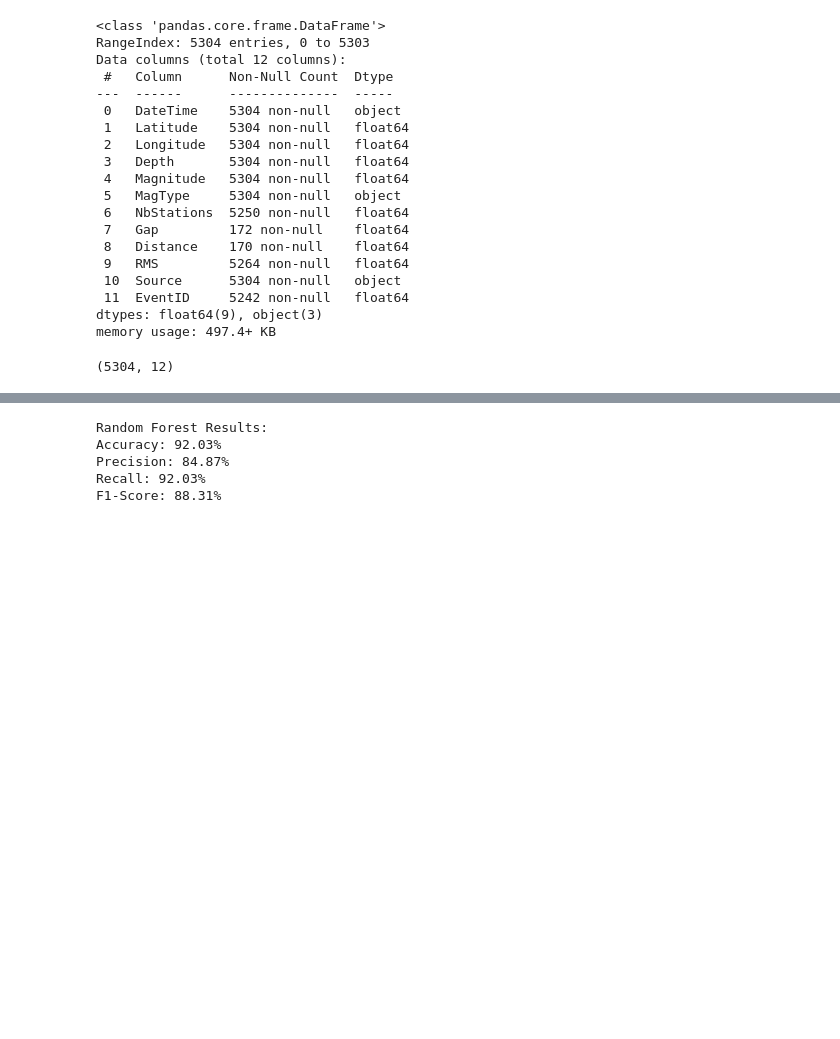
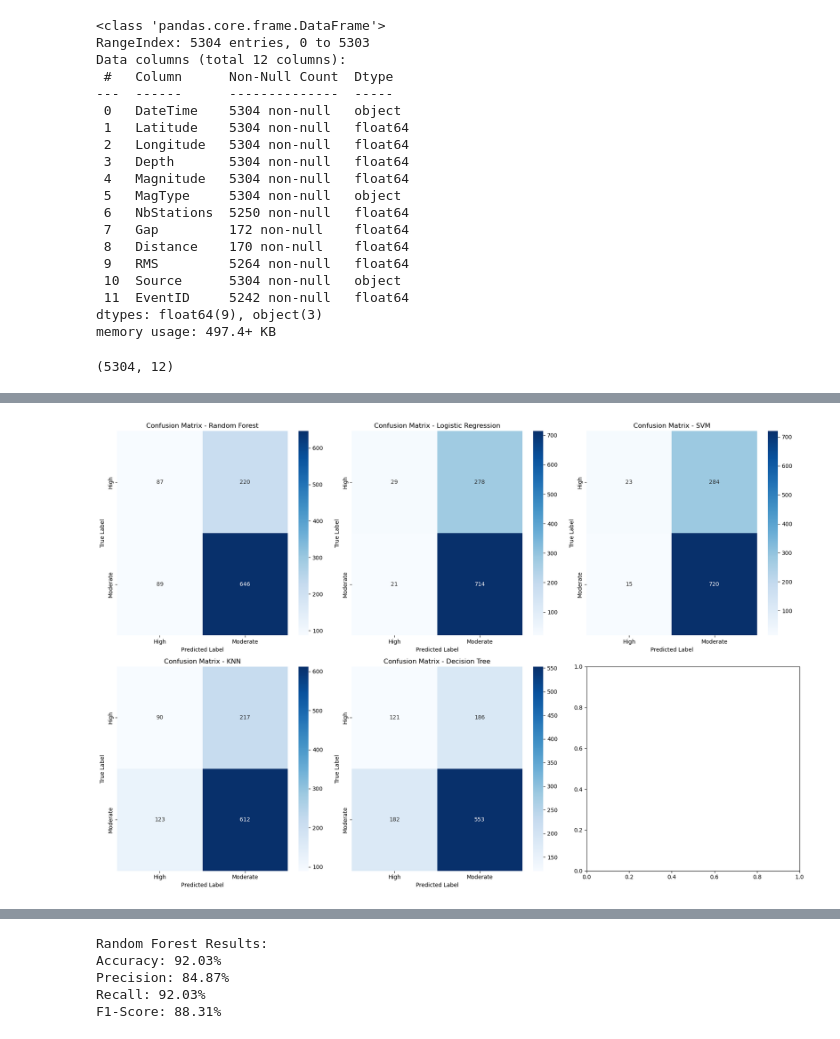
Before and after one commit to blasterniraj/disaster_prediction, a Jupyter notebook: Earthquake/2nd.ipynb, the cells around one changed output, grey strips where cells are left out. Saved outputs shown, nothing was run; the diff lists cells and outputs as text; code cells hidden in the pictures; blank space fills up the shorter version.

Commit message:
Trying to get the accuracy

```diff
--- a/Earthquake/2nd.ipynb
+++ b/Earthquake/2nd.ipynb
@@ -175,5 +356,11 @@ if len(conf_matrices) < len(axes):
 
 plt.tight_layout()
 plt.show()
+
+# Print classification reports
+for name, report in classification_reports.items():
+    print(f"Classification Report for {name}:")
+    print(report)
+    print("="*60)
 # %% [output]
 [figure]
@@ -179,0 +384,83 @@ plt.show()
+# %%
+import pandas as pd
+import seaborn as sns
+import matplotlib.pyplot as plt
+from sklearn.model_selection import train_test_split
+from sklearn.preprocessing import LabelEncoder
+from sklearn.ensemble import RandomForestClassifier
+from sklearn.linear_model import LogisticRegression
+from sklearn.svm import SVC
+from sklearn.neighbors import KNeighborsClassifier
+from sklearn.tree import DecisionTreeClassifier
+from sklearn.metrics import confusion_matrix, classification_report, accuracy_score, precision_score, recall_score, f1_score
+
+# Load dataset
+file_path = "earthquakes1.csv"
+df = pd.read_csv(file_path)
+
+# Define earthquake severity levels
+def categorize_magnitude(mag):
+    if mag < 5.0:
+        return "Low"
+    elif 5.0 <= mag < 6.5:
+        return "Moderate"
+    else:
+        return "High"
+
+# Apply categorization
+df["Severity"] = df["Magnitude"].apply(categorize_magnitude)
+
+# Encode labels
+label_encoder = LabelEncoder()
+df["Severity"] = label_encoder.fit_transform(df["Severity"])
+
+# Select features and target
+features = ["Latitude", "Longitude", "Depth", "NbStations", "RMS"]
+df_clean = df.dropna(subset=features + ["Severity"])  # Remove rows with missing values
+X = df_clean[features]
+y = df_clean["Severity"]
+
+# Split data
+X_train, X_test, y_train, y_test = train_test_split(X, y, test_size=0.2, random_state=42)
+
+# Define models
+models = {
+    "Random Forest": RandomForestClassifier(),
+    "Logistic Regression": LogisticRegression(max_iter=1000),
+    "SVM": SVC(),
+    "KNN": KNeighborsClassifier(),
+    "Decision Tree": DecisionTreeClassifier()
+}
+
+# Train models and generate confusion matrices and classification reports
+conf_matrices = {}
+classification_metrics = {}
+for name, model in models.items():
+    model.fit(X_train, y_train)
+    y_pred = model.predict(X_test)
+    conf_matrices[name] = confusion_matrix(y_test, y_pred)
+    classification_metrics[name] = {
+        "Accuracy": accuracy_score(y_test, y_pred),
+        "Precision": precision_score(y_test, y_pred, average="weighted", zero_division=0),
+        "Recall": recall_score(y_test, y_pred, average="weighted", zero_division=0),
+        "F1-score": f1_score(y_test, y_pred, average="weighted", zero_division=0)
+    }
+
+# Plot confusion matrices
+fig, axes = plt.subplots(2, 3, figsize=(18, 12))
+axes = axes.flatten()
+for i, (name, cm) in enumerate(conf_matrices.items()):
+    sns.heatmap(cm, annot=True, fmt="d", cmap="Blues", ax=axes[i], xticklabels=label_encoder.classes_, yticklabels=label_encoder.classes_)
+    axes[i].set_title(f"Confusion Matrix - {name}")
+    axes[i].set_xlabel("Predicted Label")
+    axes[i].set_ylabel("True Label")
+
+plt.tight_layout()
+plt.show()
+
+# Print classification metrics in table format
+metrics_df = pd.DataFrame.from_dict(classification_metrics, orient='index')
+print("\nModel Performance Metrics:")
+print(metrics_df.to_string(index=True))
+# %% [output]
+[figure, added]
```
Also changed, not shown: parts of 9 cells of this notebook, 4 other files.
